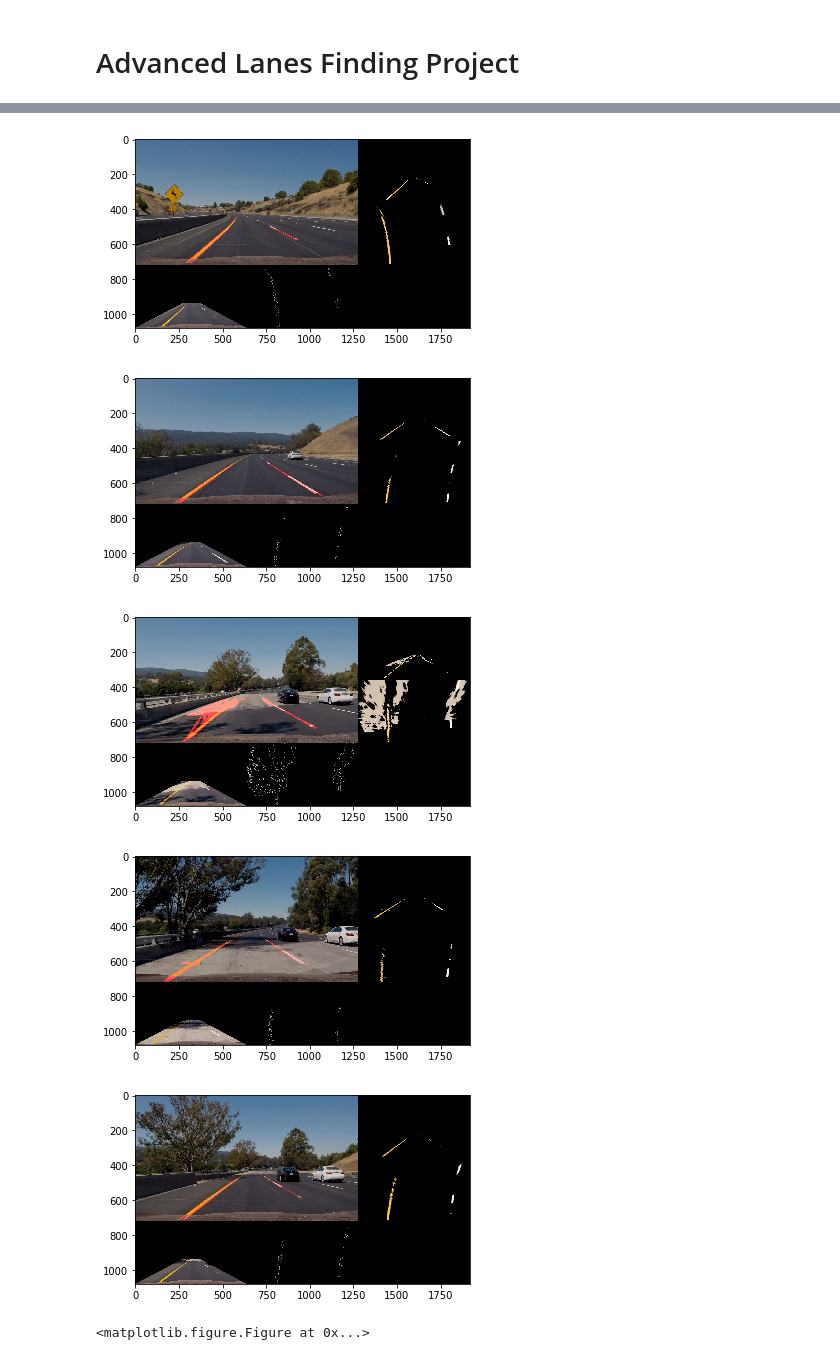
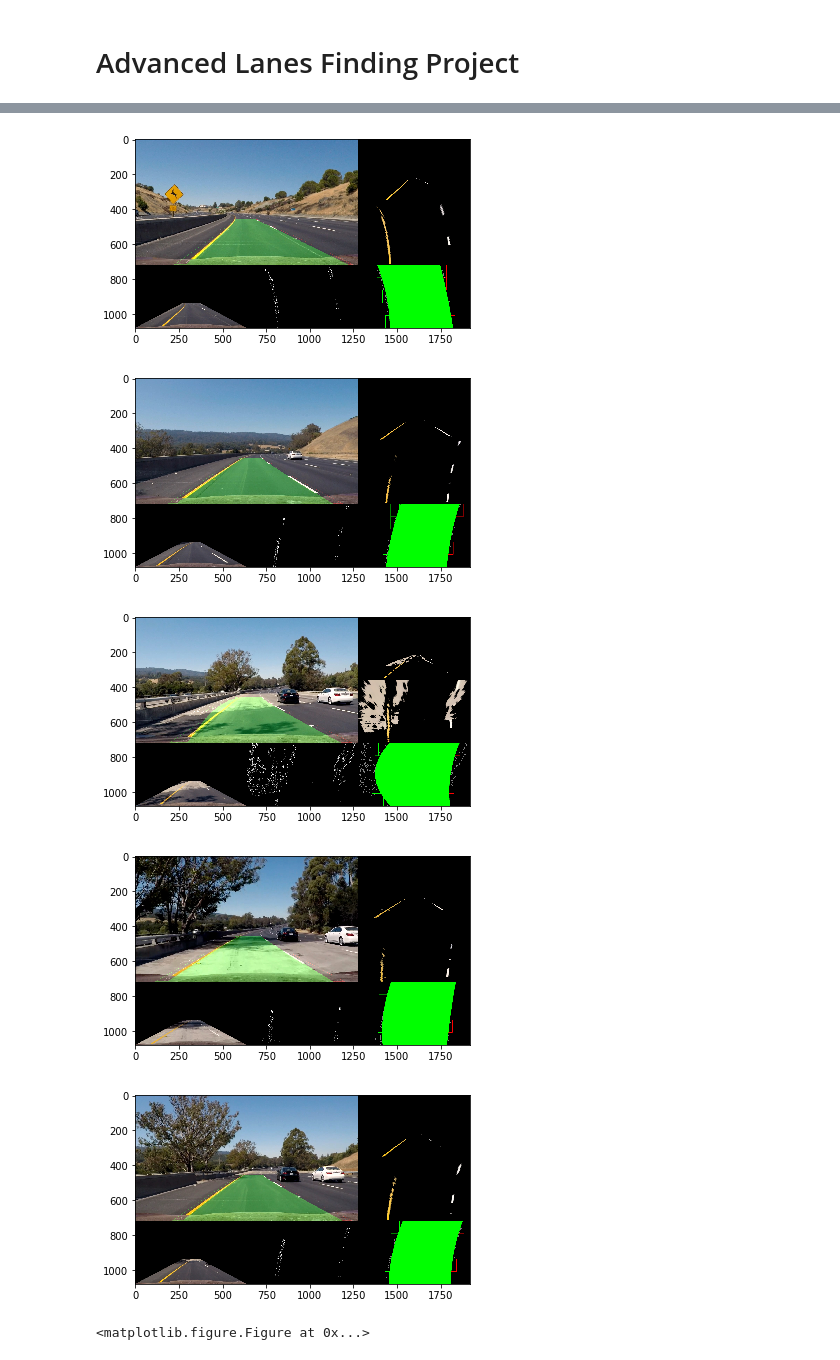
Before and after one commit to sebastien-attia/Udacity__CarND-Advanced-Lane-Lines, a Jupyter notebook: Advanced_lanes.ipynb, the cells around one changed output, grey strips where cells are left out. Cells and saved outputs as stored; diff of their text form; code cells hidden in the pictures.

Commit message:
Build algo to find the line + visualization

```diff
--- a/Advanced_lanes.ipynb
+++ b/Advanced_lanes.ipynb
@@ -223,6 +468,7 @@ from moviepy.video.io.bindings import mplfig_to_npimage
 
 from IPython.display import HTML
 
+# The process_image() function
 def process_image(img, debug=True):
     undist = undistorter.undistort_image(img)
     perspect = perspective(undist)
@@ -231,17 +477,24 @@ def process_image(img, debug=True):
 
     gray = grayscale(warped)
     blur = gaussian_blur(gray, 3)
-    can = canny(blur, 130, 150)
+    # can = canny(blur, 130, 150)
+    sobel = sobel_thresholder.combined_sobel_thresholds(blur)
+    # can = can.astype(np.float32)
+    sobel = sobel * 255
 
-    edges = hough_lines(can, 1, np.pi/180., 30, 100, 160)
-    edges = persp_warper.unwarp_perspective(edges)
+    # edges = hough_lines(can, 1, np.pi/180., 30, 100, 160)
+    lanes = lanes_finder(sobel)
+    boxes_edge = lanes.find(sobel)
+    edges = persp_warper.unwarp_perspective(boxes_edge)
+    #edges = np.dstack((edges, edges, edges))*255
+    edges = edges.astype(np.uint8)
 
     if debug:
         shape = img.shape
         new_shape = (int(shape[0] * 1.5), int(shape[1] * 1.5), 3)
         dimg = np.zeros(new_shape, dtype=img.dtype)
 
-        dimg[:shape[0], :shape[1]] = weighted_img(edges, img)
+        dimg[:shape[0], :shape[1]] = cv2.addWeighted(img, 1, edges, 0.3, 0)#weighted_img(edges, img)
         half_shape = (shape[0] // 2, shape[1] // 2)
 
         offset = shape[1]
@@ -255,14 +508,20 @@ def process_image(img, debug=True):
         #dimg[shape[0]//2:shape[0], offset:offset+shape[1]//2,1] = side_img
         #dimg[shape[0]//2:shape[0], offset:offset+shape[1]//2,2] = side_img
 
-        # Display bottom right image
+        # Display bottom left image
         dimg[shape[0]:, :shape[1]//2,:] = cv2.resize(perspect, half_shape[::-1])
 
         # Display bottom center image
-        bottom_img = cv2.resize(can, half_shape[::-1])
+        bottom_img = cv2.resize(sobel, half_shape[::-1])
         dimg[shape[0]:, shape[1]//2:shape[1],0] = bottom_img
         dimg[shape[0]:, shape[1]//2:shape[1],1] = bottom_img
         dimg[shape[0]:, shape[1]//2:shape[1],2] = bottom_img
+
+        # Display bottom right image
+        dimg[shape[0]:, shape[1]:2*shape[1],:] = cv2.resize(boxes_edge, half_shape[::-1])
+        #dimg[shape[0]:, shape[1]:2*shape[1],0] = bottom_right
+        #dimg[shape[0]:, shape[1]:2*shape[1],1] = bottom_right
+        #dimg[shape[0]:, shape[1]:2*shape[1],2] = bottom_right
 
         return dimg
     else:
@@ -279,8 +538,8 @@ for fn in _build_full_paths("test_images/"):
-[figure, old version]
+[figure, new version]
-[figure, old version]
+[figure, new version]
-[figure, old version]
+[figure, new version]
-[figure, old version]
+[figure, new version]
-[figure, old version]
+[figure, new version]
 <matplotlib.figure.Figure at 0x...>
 # %%
 project_output = 'project_test.mp4'
```
Also changed, not shown: parts of 4 cells of this notebook.
